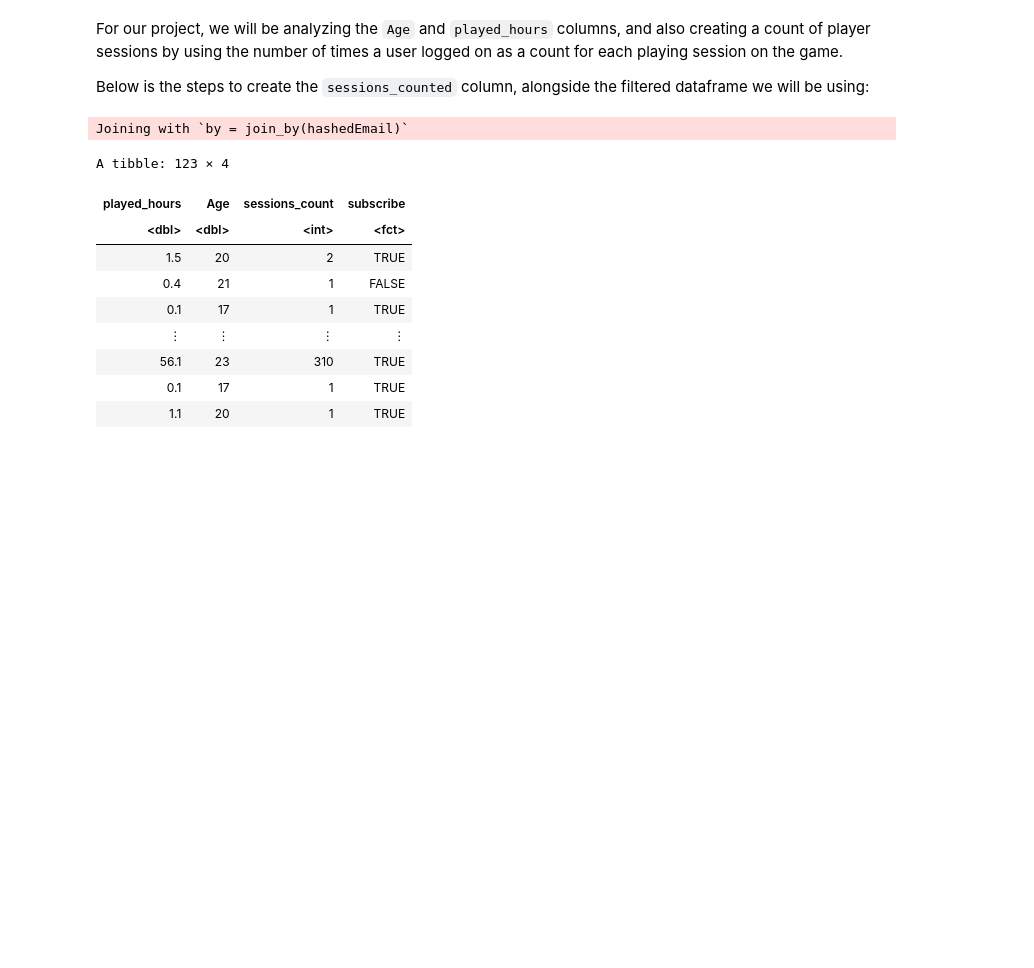
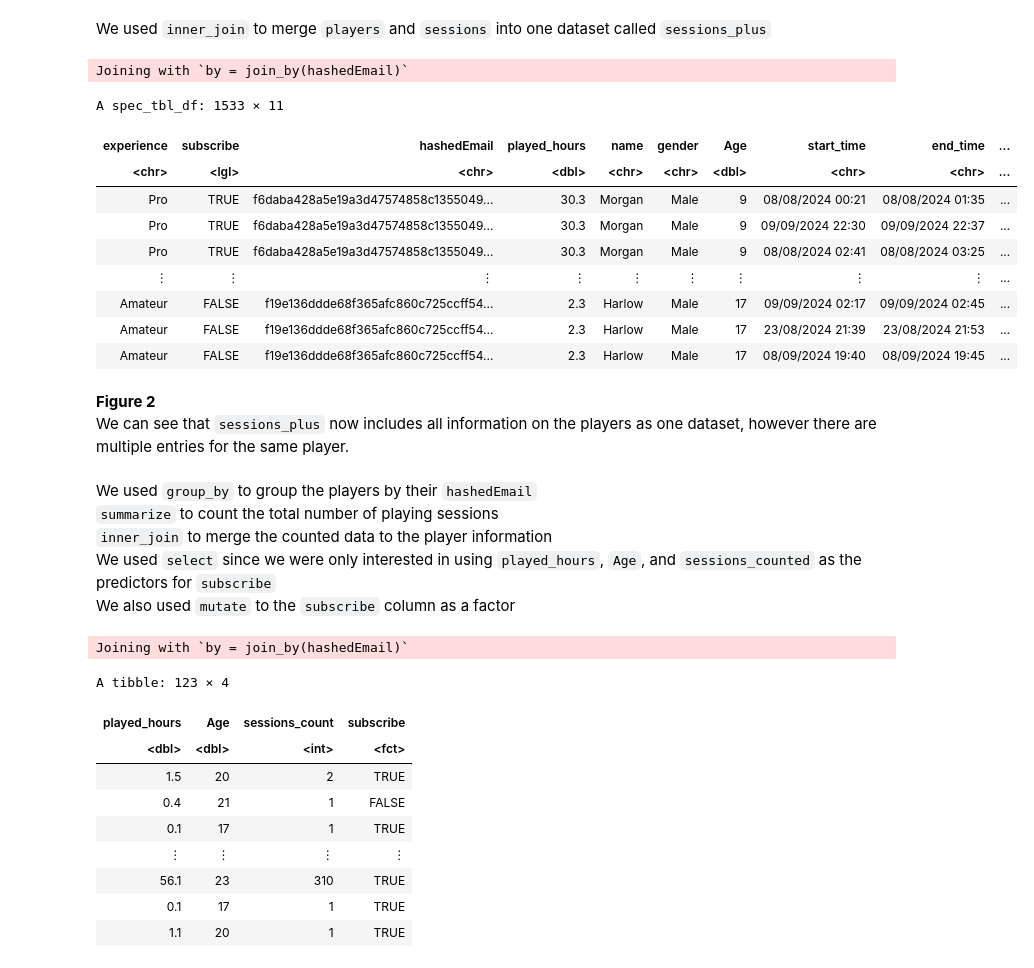
Before and after one commit to acay05/dsci-100-2025W2-006-group4, a Jupyter notebook: Final_Project_Group4.ipynb, the cells around one changed output. Drawn from its saved outputs; the diff is of its cells as text; code cells hidden in the pictures; blank space fills up the shorter version.

```diff
--- a/Final_Project_Group4.ipynb
+++ b/Final_Project_Group4.ipynb
@@ -67,10 +102,32 @@ players <- players |>
 sessions <- sessions |>
     filter(!hashedEmail == "7d71c49cbbce8dcf0276b2bfecfa2d16f22cb31a4024556d6085884298f2ee8d") |>
     filter(!hashedEmail == "d9473710057f7d42f36570f0be83817a4eea614029ff90cf50d8889cdd729d11")
+# %% [markdown]
+We used `inner_join` to merge `players` and `sessions` into one dataset called `sessions_plus`
+# %%
+sessions_plus <- inner_join(players, sessions)
+sessions_plus
+# %% [output]
+Joining with `by = join_by(hashedEmail)`
+A spec_tbl_df: 1533 × 11
+| experience | subscribe | hashedEmail | played_hours | name | gender | Age | start_time | end_time | ... |
+| <chr> | <lgl> | <chr> | <dbl> | <chr> | <chr> | <dbl> | <chr> | <chr> | ... |
+| Pro | TRUE | f6daba428a5e19a3d47574858c1355049... | 30.3 | Morgan | Male | 9 | 08/08/2024 00:21 | 08/08/2024 01:35 | ... |
+| Pro | TRUE | f6daba428a5e19a3d47574858c1355049... | 30.3 | Morgan | Male | 9 | 09/09/2024 22:30 | 09/09/2024 22:37 | ... |
+| Pro | TRUE | f6daba428a5e19a3d47574858c1355049... | 30.3 | Morgan | Male | 9 | 08/08/2024 02:41 | 08/08/2024 03:25 | ... |
+| ⋮ | ⋮ | ⋮ | ⋮ | ⋮ | ⋮ | ⋮ | ⋮ | ⋮ | ... |
+| Amateur | FALSE | f19e136ddde68f365afc860c725ccff54... | 2.3 | Harlow | Male | 17 | 09/09/2024 02:17 | 09/09/2024 02:45 | ... |
+| Amateur | FALSE | f19e136ddde68f365afc860c725ccff54... | 2.3 | Harlow | Male | 17 | 23/08/2024 21:39 | 23/08/2024 21:53 | ... |
+| Amateur | FALSE | f19e136ddde68f365afc860c725ccff54... | 2.3 | Harlow | Male | 17 | 08/09/2024 19:40 | 08/09/2024 19:45 | ... |
+# %% [markdown]
+**Figure 2** \
+We can see that `sessions_plus` now includes all information on the players as one dataset, however there are multiple entries for the same player.
 # %% [markdown]
-For our project, we will be analyzing the `Age` and `played_hours` columns, and also creating a count of player sessions by using the number of times a user logged on as a count for each playing session on the game.
-
-Below is the steps to create the `sessions_counted` column, alongside the filtered dataframe we will be using:
+We used `group_by` to group the players by their `hashedEmail` \
+`summarize` to count the total number of playing sessions \
+`inner_join` to merge the counted data to the player information \
+We used `select` since we were only interested in using `played_hours`, `Age`, and `sessions_counted` as the predictors for `subscribe`\
+We also used `mutate` to  the `subscribe` column as a factor
 # %%
 sessions_counted <- group_by(sessions_plus, hashedEmail) |>
     summarize(sessions_count = n()) |>
```
Also changed, not shown: parts of 22 cells of this notebook.
